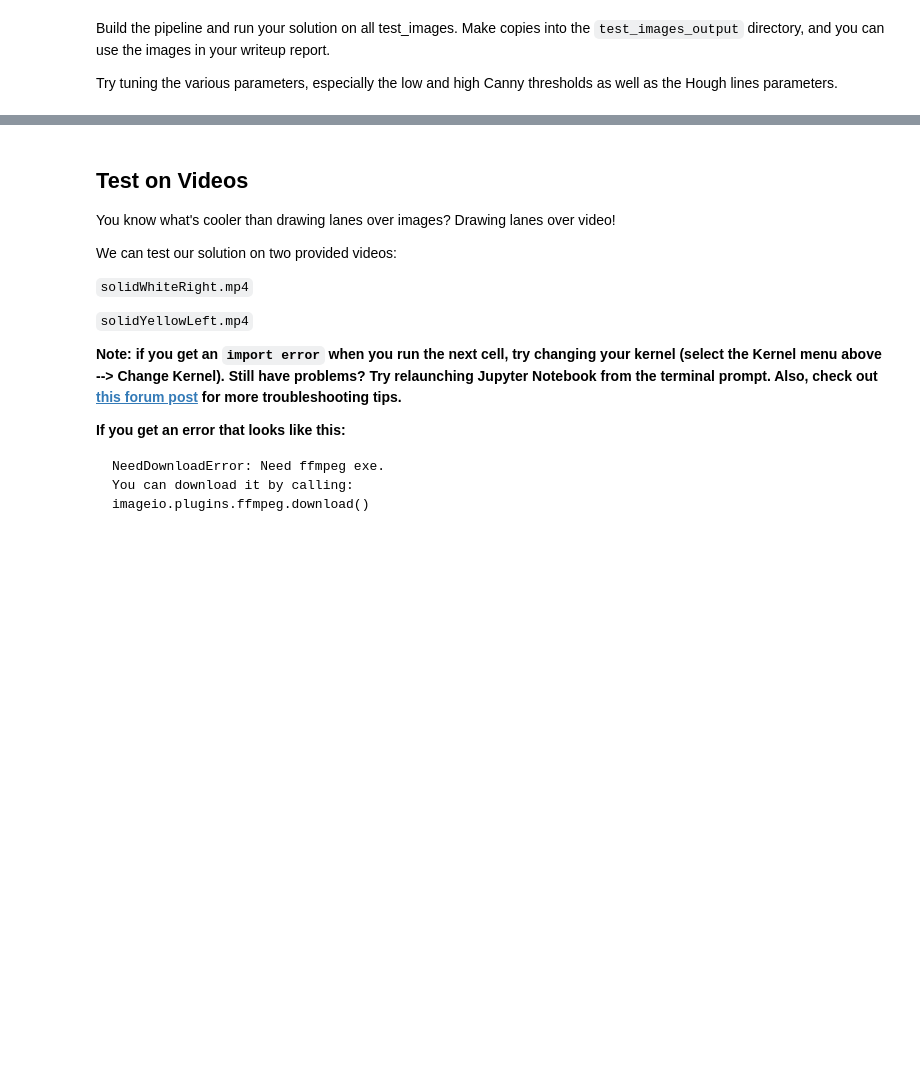
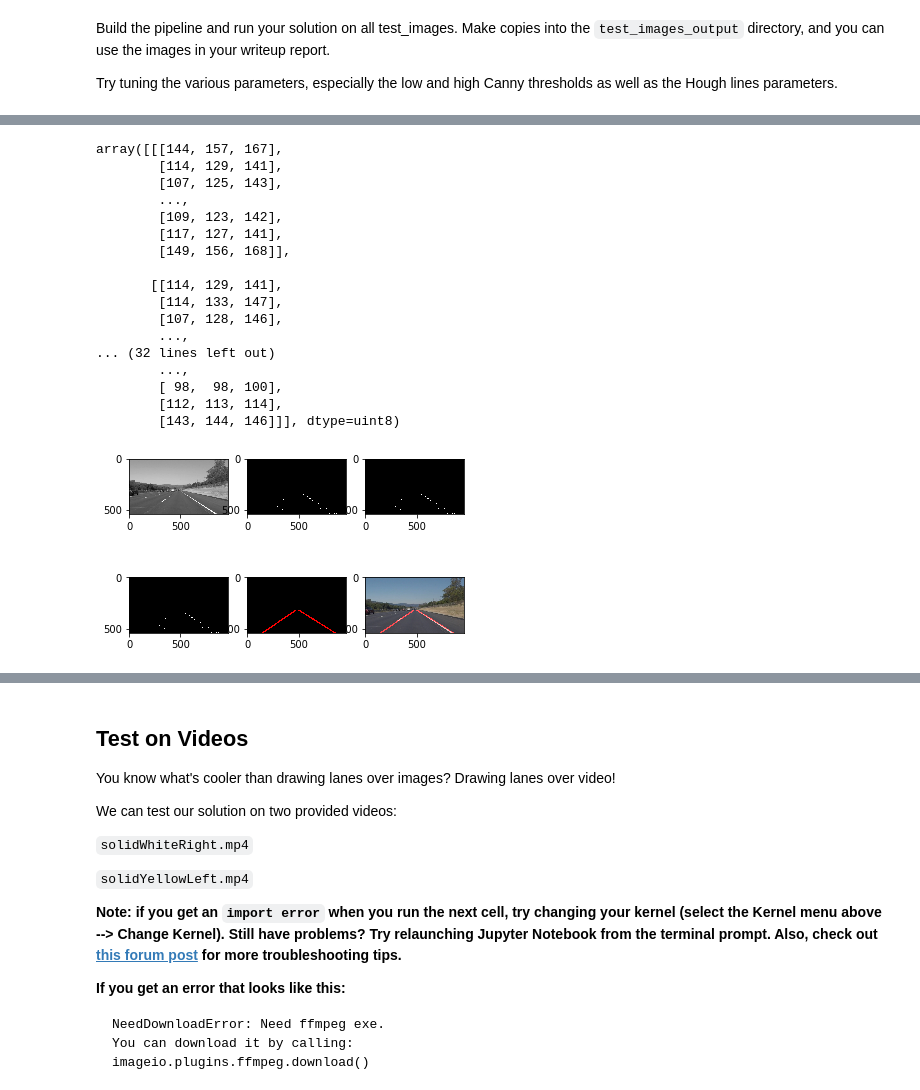
Before and after one commit to hyo009/CarND-LaneLines-P1, a Jupyter notebook: P1.ipynb, the cells around one changed output, grey strips where cells are left out. Cells and saved outputs as stored; diff of their text form; code cells hidden in the pictures; blank space fills up the shorter version.

```diff
--- a/P1.ipynb
+++ b/P1.ipynb
@@ -186,0 +335,21 @@ Try tuning the various parameters, especially the low and high Canny thresholds
+# %%
+draw_lane_lines(test_images[1])
+# %% [output]
+array([[[144, 157, 167],
+        [114, 129, 141],
+        [107, 125, 143],
+        ...,
+        [109, 123, 142],
+        [117, 127, 141],
+        [149, 156, 168]],
+
+       [[114, 129, 141],
+        [114, 133, 147],
+        [107, 128, 146],
+        ...,
+... (32 lines left out)
+        ...,
+        [ 98,  98, 100],
+        [112, 113, 114],
+        [143, 144, 146]]], dtype=uint8)
+[figure, added]
```
Also changed, not shown: parts of 16 cells of this notebook.
